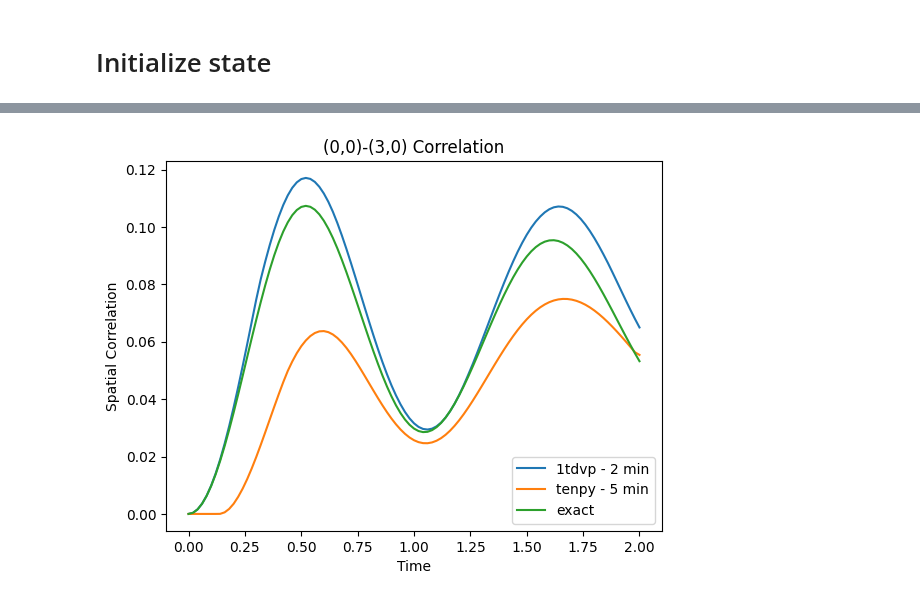
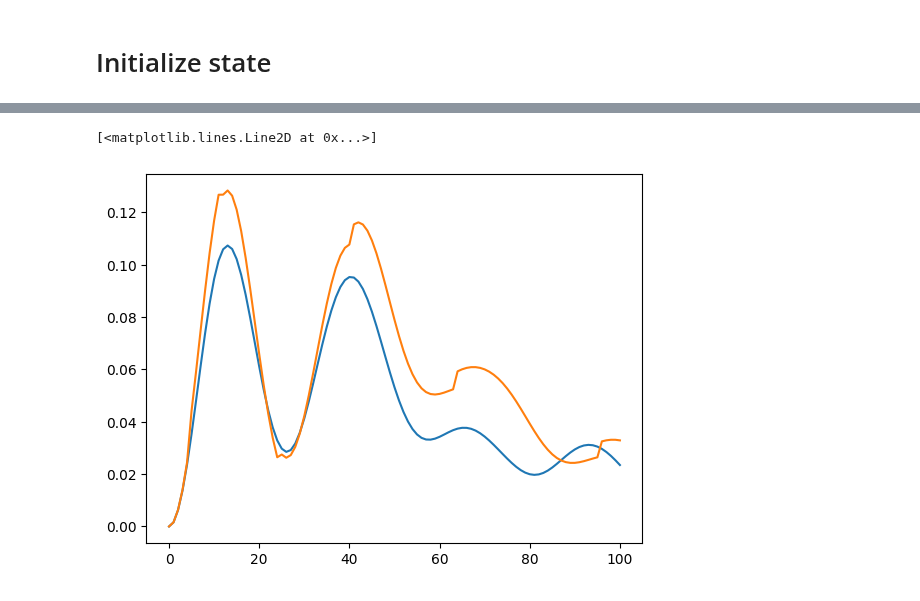
Before and after one commit to Drachier/PyTreeNet, a Jupyter notebook: BH(4x4).ipynb, the cells around one changed output, grey strips where cells are left out. Drawn from its saved outputs; the diff is of its cells as text; code cells hidden in the pictures.

```diff
--- a/BH(4x4).ipynb
+++ b/BH(4x4).ipynb
@@ -218,0 +307,14 @@ expanded_dim : 12 : 146 ---> 158
+# %%
+oc_exact, times = system.occupation_results(evaluation_time=2,results=result)
+correlation_exact, eval_times = system.specific_site_correlation_results(evaluation_time=2,
+                                                                     results=result ,
+                                                                     site1 = (0,0),
+                                                                     site2 = (2,0),
+                                                                     normalize = False)
+
+oc_exact_00 = oc_exact[:,2,2]
+plt.plot(correlation_exact, label="exact")
+plt.plot(tdvp.operator_results()[0], label="exact")
+# %% [output]
+[<matplotlib.lines.Line2D at 0x...>]
+[figure, added]
@@ -232,12 +354,0 @@ correlation_tenpy, times = model.specific_site_correlation_results(psi_list=psi_
-# %%
-plt.plot(times, abs(tdvp.operator_results()[0]), label="1tdvp - 2 min")
-plt.plot(times, correlation_tenpy, label="tenpy - 5 min")
-plt.plot(times, correlation_exact, label="exact")
-
-plt.title("(0,0)-(3,0) Correlation")
-plt.xlabel("Time")
-plt.ylabel("Spatial Correlation")
-plt.legend()
-plt.show()
-# %% [output]
-[figure, removed]
```
Also changed, not shown: parts of 17 cells of this notebook.
